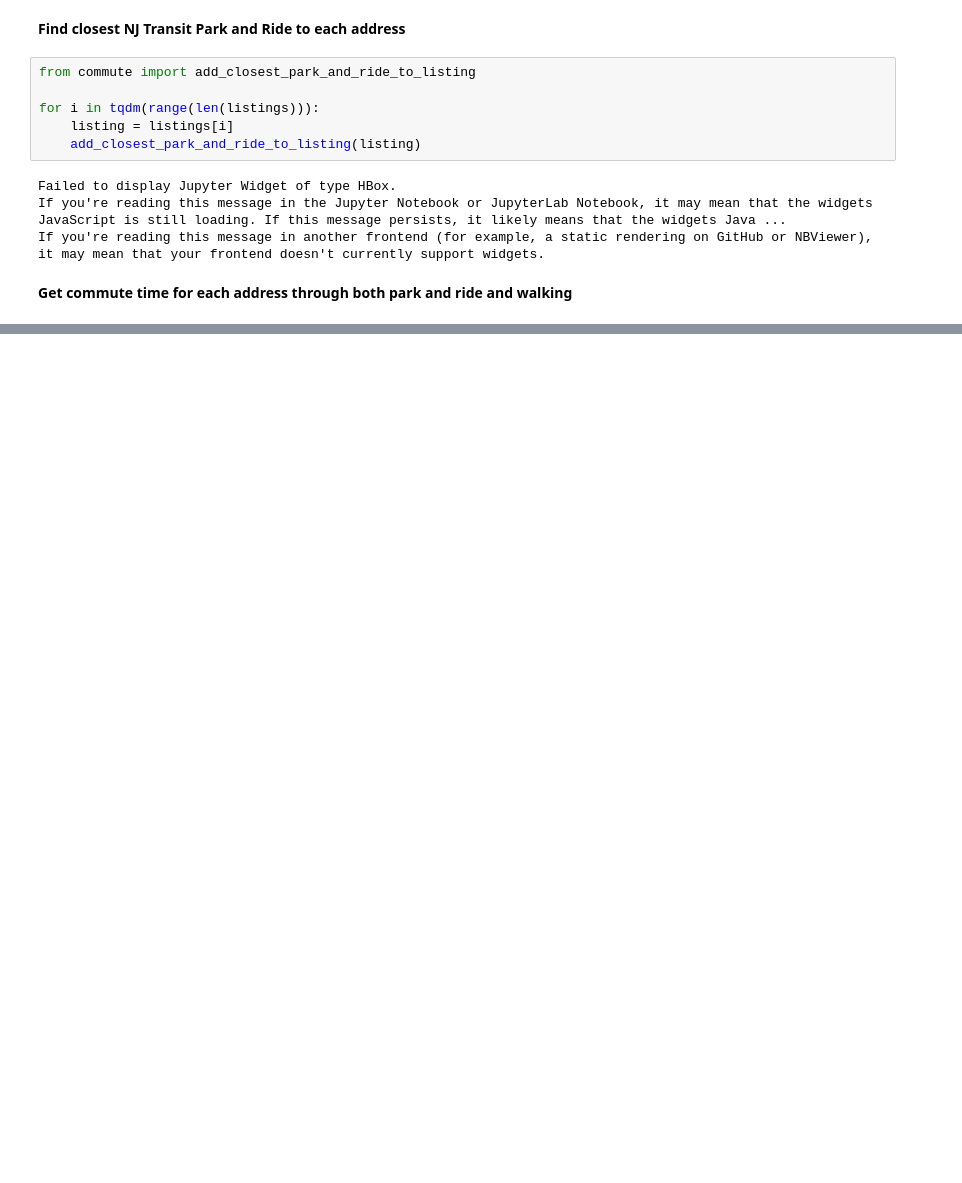
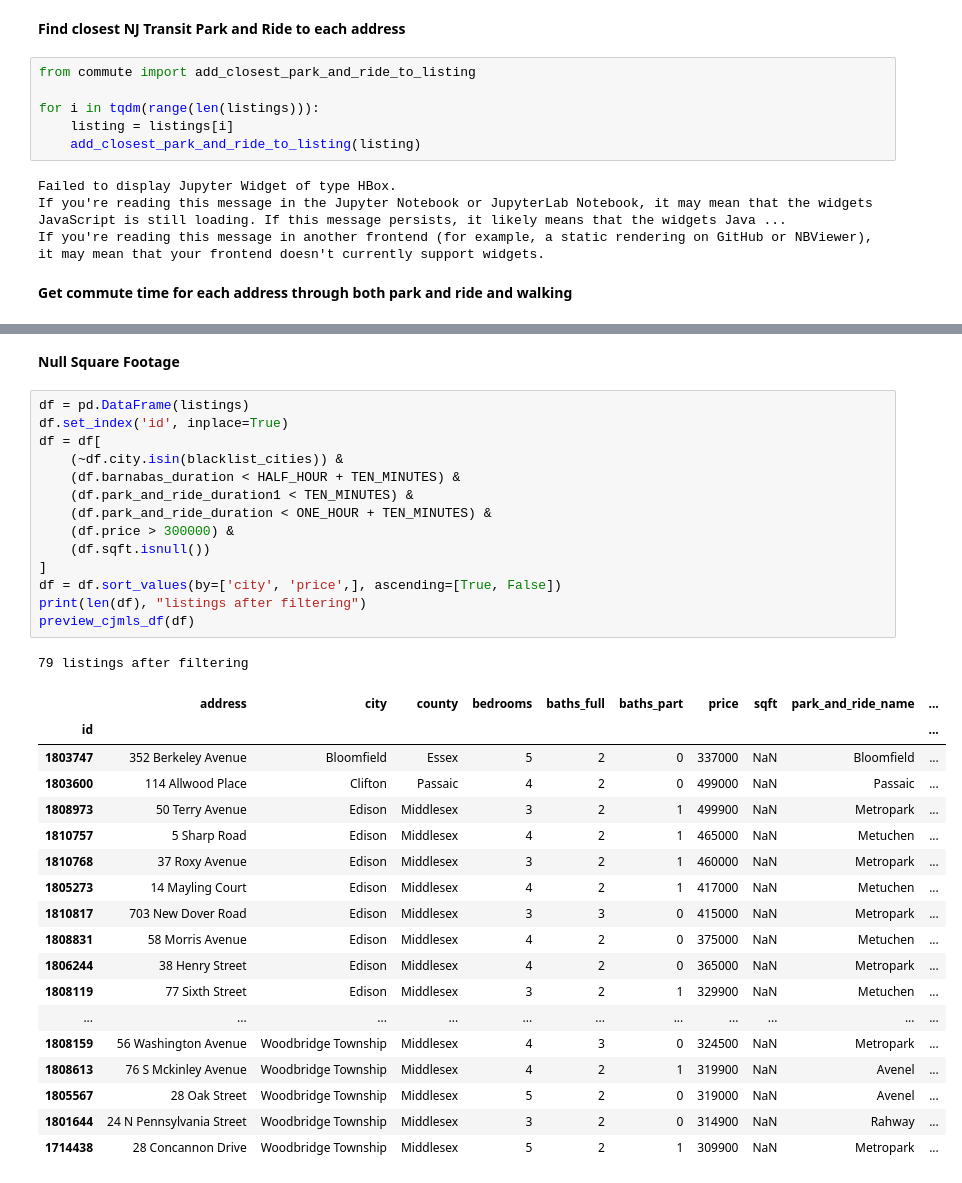
Before and after one commit to AlJohri/nj-house-search, a Jupyter notebook: cjmls.ipynb, the cells around one changed output, grey strips where cells are left out. Saved outputs shown, nothing was run; the diff lists cells and outputs as text; blank space fills up the shorter version.

```diff
--- a/cjmls.ipynb
+++ b/cjmls.ipynb
@@ -146,0 +140,36 @@ preview_cjmls_df(df)
+# %% [markdown]
+**Null Square Footage**
+# %%
+df = pd.DataFrame(listings)
+df.set_index('id', inplace=True)
+df = df[
+    (~df.city.isin(blacklist_cities)) &
+    (df.barnabas_duration < HALF_HOUR + TEN_MINUTES) &
+    (df.park_and_ride_duration1 < TEN_MINUTES) &
+    (df.park_and_ride_duration < ONE_HOUR + TEN_MINUTES) &
+    (df.price > 300000) &
+    (df.sqft.isnull())
+]
+df = df.sort_values(by=['city', 'price',], ascending=[True, False])
+print(len(df), "listings after filtering")
+preview_cjmls_df(df)
+# %% [output]
+79 listings after filtering
+|  | address | city | county | bedrooms | baths_full | baths_part | price | sqft | park_and_ride_name | ... |
+| id |  |  |  |  |  |  |  |  |  | ... |
+| 1803747 | 352 Berkeley Avenue | Bloomfield | Essex | 5 | 2 | 0 | 337000 | NaN | Bloomfield | ... |
+| 1803600 | 114 Allwood Place | Clifton | Passaic | 4 | 2 | 0 | 499000 | NaN | Passaic | ... |
+| 1808973 | 50 Terry Avenue | Edison | Middlesex | 3 | 2 | 1 | 499900 | NaN | Metropark | ... |
+| 1810757 | 5 Sharp Road | Edison | Middlesex | 4 | 2 | 1 | 465000 | NaN | Metuchen | ... |
+| 1810768 | 37 Roxy Avenue | Edison | Middlesex | 3 | 2 | 1 | 460000 | NaN | Metropark | ... |
+| 1805273 | 14 Mayling Court | Edison | Middlesex | 4 | 2 | 1 | 417000 | NaN | Metuchen | ... |
+| 1810817 | 703 New Dover Road | Edison | Middlesex | 3 | 3 | 0 | 415000 | NaN | Metropark | ... |
+| 1808831 | 58 Morris Avenue | Edison | Middlesex | 4 | 2 | 0 | 375000 | NaN | Metuchen | ... |
+| 1806244 | 38 Henry Street | Edison | Middlesex | 4 | 2 | 0 | 365000 | NaN | Metropark | ... |
+| 1808119 | 77 Sixth Street | Edison | Middlesex | 3 | 2 | 1 | 329900 | NaN | Metuchen | ... |
+| ... | ... | ... | ... | ... | ... | ... | ... | ... | ... | ... |
+| 1808159 | 56 Washington Avenue | Woodbridge Township | Middlesex | 4 | 3 | 0 | 324500 | NaN | Metropark | ... |
+| 1808613 | 76 S Mckinley Avenue | Woodbridge Township | Middlesex | 4 | 2 | 1 | 319900 | NaN | Avenel | ... |
+| 1805567 | 28 Oak Street | Woodbridge Township | Middlesex | 5 | 2 | 0 | 319000 | NaN | Avenel | ... |
+| 1801644 | 24 N Pennsylvania Street | Woodbridge Township | Middlesex | 3 | 2 | 0 | 314900 | NaN | Rahway | ... |
+| 1714438 | 28 Concannon Drive | Woodbridge Township | Middlesex | 5 | 2 | 1 | 309900 | NaN | Metropark | ... |
```
Also changed, not shown: parts of 9 cells of this notebook, 7 other files.
